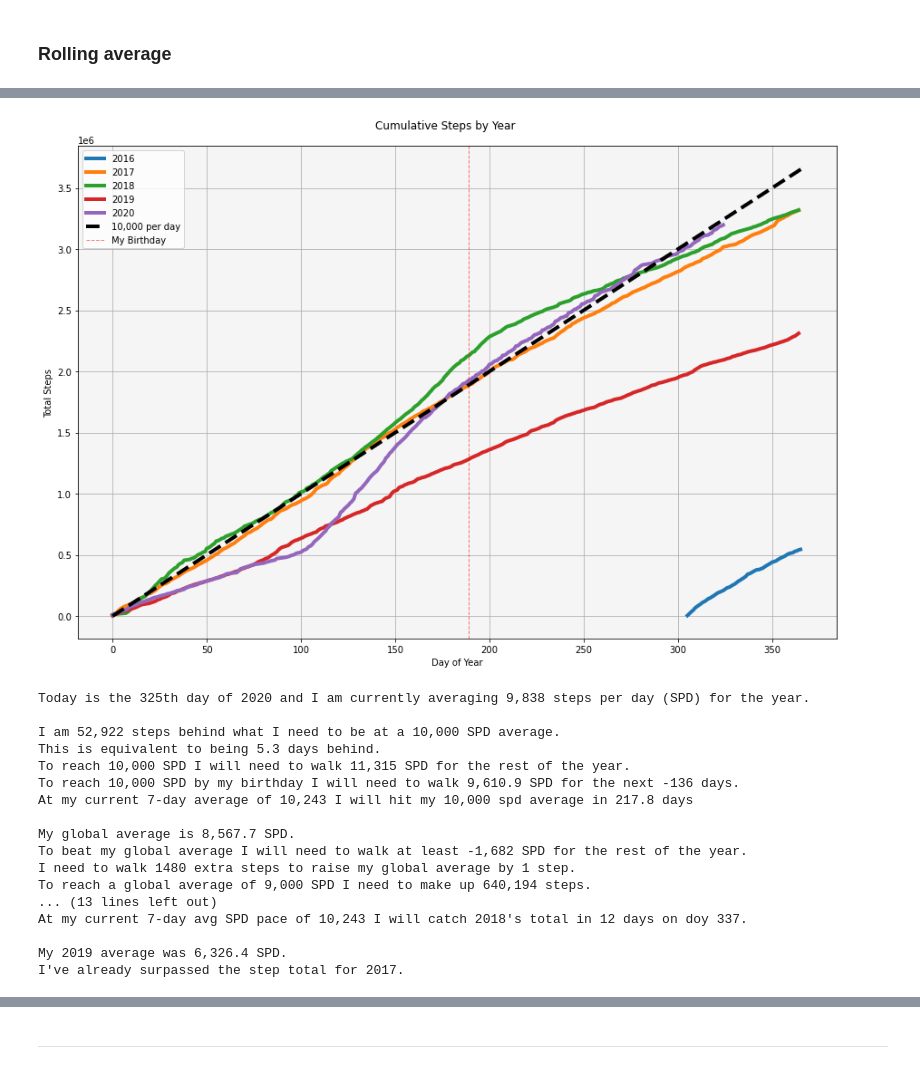
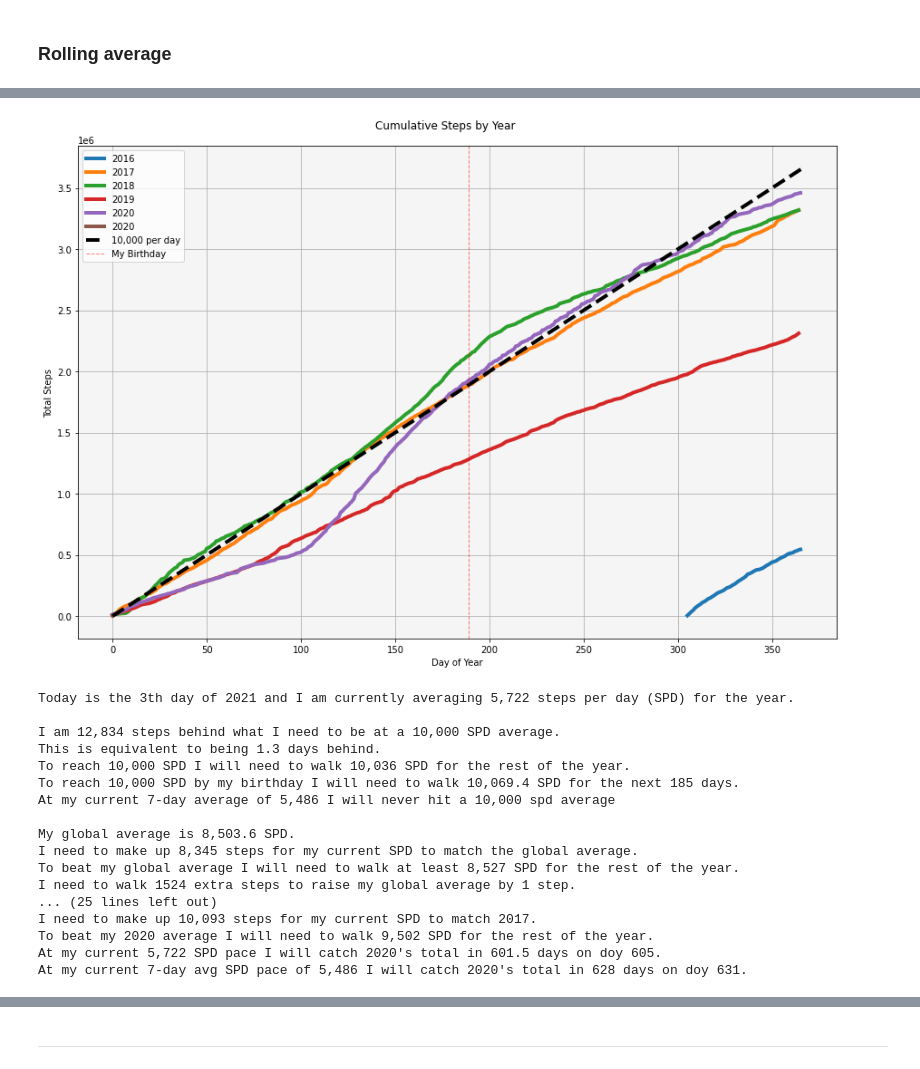
Before and after one commit to gregmames/HealthTracking, a Jupyter notebook: apple_health_data_processor.ipynb, the cells around one changed output, grey strips where cells are left out. Cells and saved outputs as stored; diff of their text form; code cells hidden in the pictures.

```diff
--- a/apple_health_data_processor.ipynb
+++ b/apple_health_data_processor.ipynb
@@ -258,31 +261,32 @@ My current deficit is 2,121,194 steps
 # %%
 df = steps_by_date.copy()
 df['date'] = pd.to_datetime(df['date'])
 df['year'] = df['date'].dt.year
 df['doy'] = df['date'].dt.dayofyear
 
 steps_by_year = pd.pivot_table(df, index='doy', columns='year', values='Steps'\
                                , aggfunc='sum').reset_index().rename_axis(None, axis=1)
 
 plt.figure(figsize=[15,10])
 ax = plt.gca()
 ax.set_facecolor('whitesmoke')
 plt.suptitle('Cumulative Steps by Year', fontsize=12, y=.92)
 plt.grid(True)
 plt.plot(steps_by_year[2016].cumsum(), label='2016', linewidth=4)
 plt.plot(steps_by_year[2017].cumsum(), label='2017', linewidth=4)
 plt.plot(steps_by_year[2018].cumsum(), label='2018', linewidth=4)
 plt.plot(steps_by_year[2019].cumsum(), label='2019', linewidth=4)
 plt.plot(steps_by_year[2020].cumsum(), label='2020', linewidth=4)
+plt.plot(steps_by_year[2021].cumsum(), label='2020', linewidth=4)
 x1, y1 = [0,366], [0,3660000]
 plt.plot(x1,y1, linewidth = 4, linestyle='dashed', c='k', label="10,000 per day")
 ax.axvline(189, linewidth=1, color='r', linestyle='dashed', alpha=0.5, label="My Birthday")
 plt.ylabel("Total Steps")
 plt.xlabel("Day of Year")
 plt.legend(loc=2)
 plt.show()
 # %% [output]
-[figure, old version]
+[figure, new version]
 # %%
 #Fix b-day stuff
 
@@ -307,7 +311,7 @@ rolling7 = math.floor(zz.iloc[-7:].Steps.mean())
 doy = datetime.today().timetuple().tm_yday#.strftime('%Y-%m-%d')
 
 #My birthday doy
-bday_doy = pd.to_datetime('2020-07-07').dayofyear
+bday_doy = pd.to_datetime('2021-07-07').dayofyear
 
 
 ###################
@@ -327,8 +331,17 @@ if (doy*10000-yearly_totals.iloc[-1])>0:
     print("To reach 10,000 SPD by my birthday I will need to walk {:,} SPD for the next {} days."\
           .format(round(((bday_doy*10000)-yearly_totals.iloc[-1])/(bday_doy-doy), 1),\
               (bday_doy-doy)))
-    print("At my current 7-day average of {:,} I will hit my 10,000 spd average in {} days\n"\
+    if rolling7>=10000:
+        print("At my current 7-day average of {:,} I will hit my 10,000 spd average in {} days\n"\
           .format(rolling7, round((doy*10000-yearly_totals.iloc[-1])/(rolling7-10000),1)))
+    else:
+        print("At my current 7-day average of {:,} I will never hit a 10,000 spd average\n"\
+          .format(rolling7))
+
+
+#     #ADD IF/ELSE FOR WHEN 7-DAY AVERAGE <10K
+#     print("At my current 7-day average of {:,} I will hit my 10,000 spd average in {} days\n"\
+#           .format(rolling7, round((doy*10000-yearly_totals.iloc[-1])/(rolling7-10000),1)))
 else:
     print("I am {:,} steps ahead of what I need to be at a 10,000 SPD average."\
           .format((yearly_totals.iloc[-1]-doy*10000)))
@@ -373,7 +386,7 @@ print("Based on my completed step total of {:,}, I have completed 10,000 SPD thr
 
 
 
-for i in [1,2,3]:
+for i in [1,2,3, 4]:
     print("My {} average was {:,} SPD.".format(yearly_totals.index[i].year, round(yearly_totals.iloc[i]/365.25, 1)))
 
     if yearly_totals.iloc[-1] < yearly_totals.iloc[i]:
@@ -403,23 +416,23 @@ for i in [1,2,3]:
     else:
         print("I've already surpassed the step total for {}.".format(yearly_totals.index[1].year))
 # %% [output]
-Today is the 325th day of 2020 and I am currently averaging 9,838 steps per day (SPD) for the year.
+Today is the 3th day of 2021 and I am currently averaging 5,722 steps per day (SPD) for the year.
 
-I am 52,922 steps behind what I need to be at a 10,000 SPD average.
-This is equivalent to being 5.3 days behind.
-To reach 10,000 SPD I will need to walk 11,315 SPD for the rest of the year.
-To reach 10,000 SPD by my birthday I will need to walk 9,610.9 SPD for the next -136 days.
-At my current 7-day average of 10,243 I will hit my 10,000 spd average in 217.8 days
+I am 12,834 steps behind what I need to be at a 10,000 SPD average.
+This is equivalent to being 1.3 days behind.
+To reach 10,000 SPD I will need to walk 10,036 SPD for the rest of the year.
+To reach 10,000 SPD by my birthday I will need to walk 10,069.4 SPD for the next 185 days.
+At my current 7-day average of 5,486 I will never hit a 10,000 spd average
 
-My global average is 8,567.7 SPD.
-To beat my global average I will need to walk at least -1,682 SPD for the rest of the year.
-I need to walk 1480 extra steps to raise my global average by 1 step.
-To reach a global average of 9,000 SPD I need to make up 640,194 steps.
-... (13 lines left out)
-At my current 7-day avg SPD pace of 10,243 I will catch 2018's total in 12 days on doy 337.
-
-My 2019 average was 6,326.4 SPD.
-I've already surpassed the step total for 2017.
+My global average is 8,503.6 SPD.
+I need to make up 8,345 steps for my current SPD to match the global average.
+To beat my global average I will need to walk at least 8,527 SPD for the rest of the year.
+I need to walk 1524 extra steps to raise my global average by 1 step.
+... (25 lines left out)
+I need to make up 10,093 steps for my current SPD to match 2017.
+To beat my 2020 average I will need to walk 9,502 SPD for the rest of the year.
+At my current 5,722 SPD pace I will catch 2020's total in 601.5 days on doy 605.
+At my current 7-day avg SPD pace of 5,486 I will catch 2020's total in 628 days on doy 631.
 # %%
 print(yearly_totals)
 # %% [output]
```
Also changed, not shown: parts of 17 cells of this notebook.
